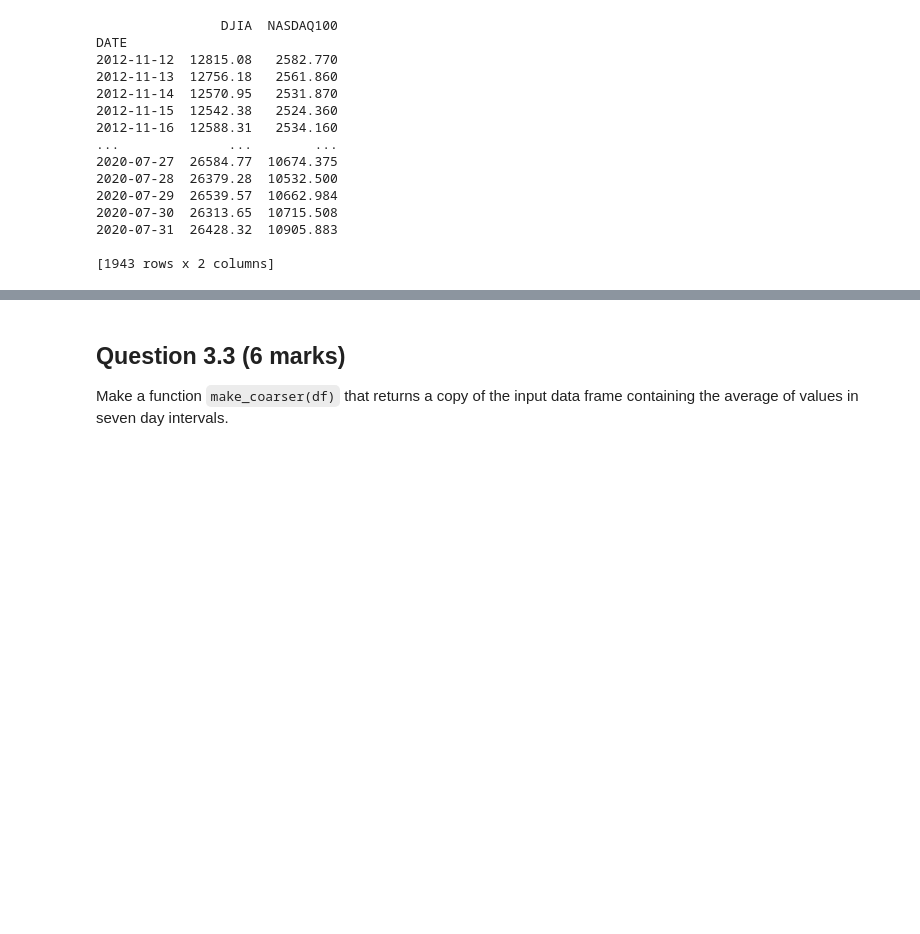
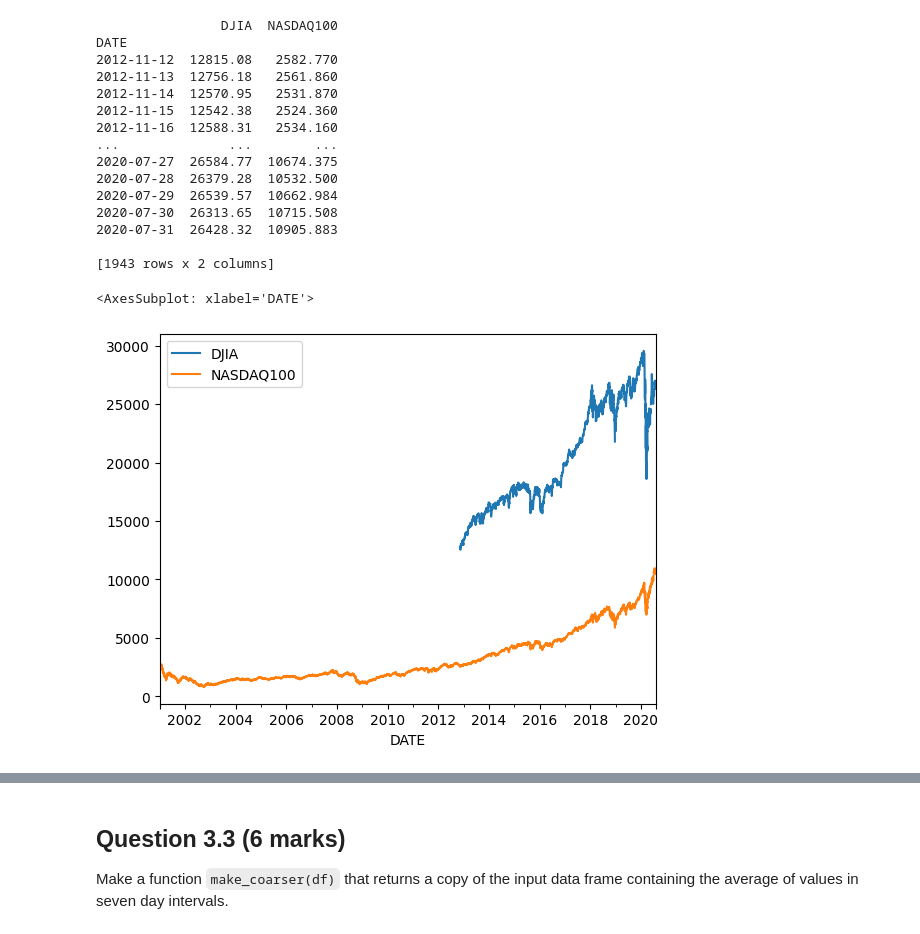
Before and after one commit to katoxiv/Fundamentals_of_Data_Science, a Jupyter notebook: ecmm444_ca1/ca1_trials.ipynb, the cells around one changed output, grey strips where cells are left out. Drawn from its saved outputs; the diff is of its cells as text; code cells hidden in the pictures; blank space fills up the shorter version.

```diff
--- a/ecmm444_ca1/ca1_trials.ipynb
+++ b/ecmm444_ca1/ca1_trials.ipynb
@@ -662,3 +680,9 @@ DATE
 2020-07-31  26428.32  10905.883
 
 [1943 rows x 2 columns]
+# %%
+df = make_data()
+df.plot()
+# %% [output]
+<AxesSubplot: xlabel='DATE'>
+[figure, added]
```
Also changed, not shown: parts of 10 cells of this notebook.
